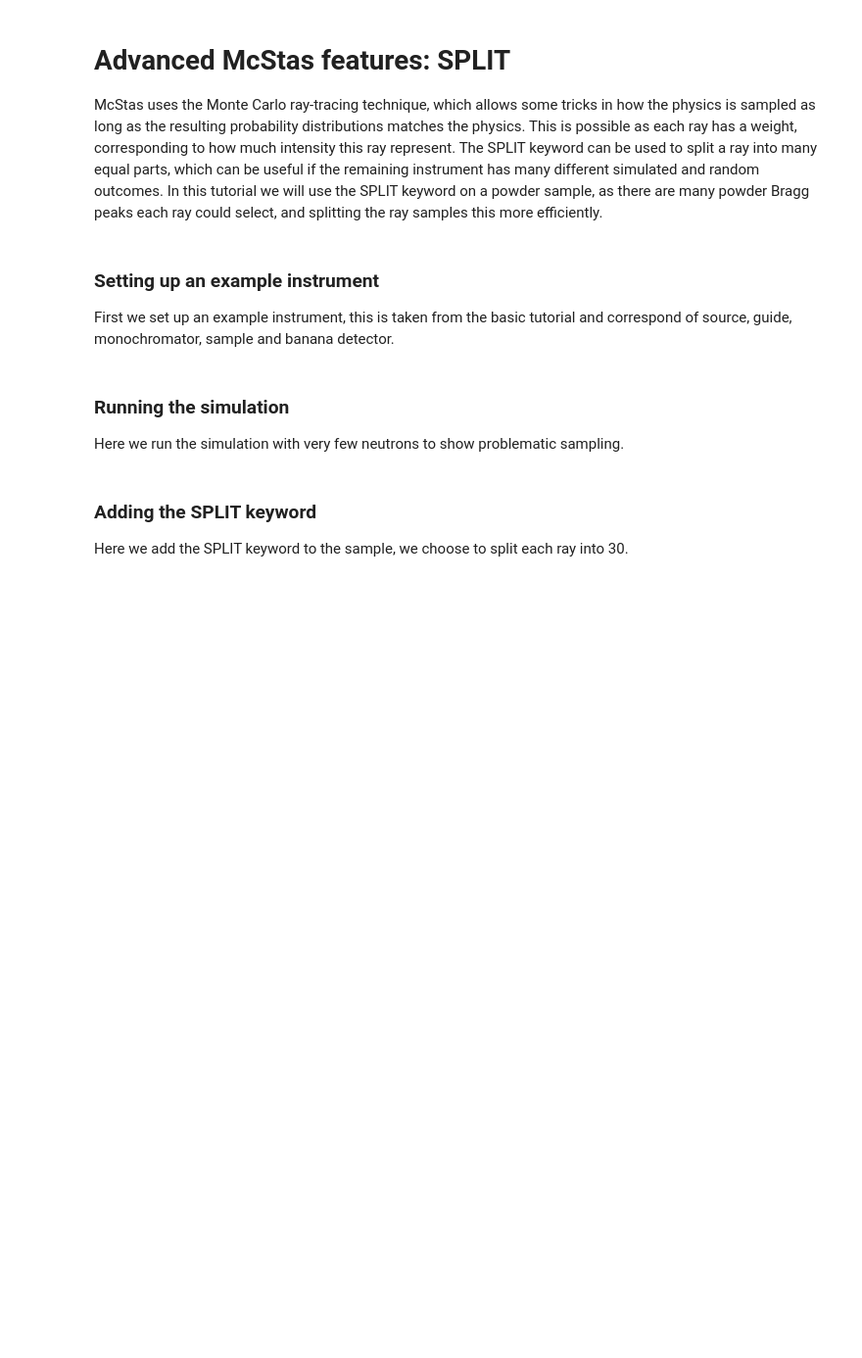
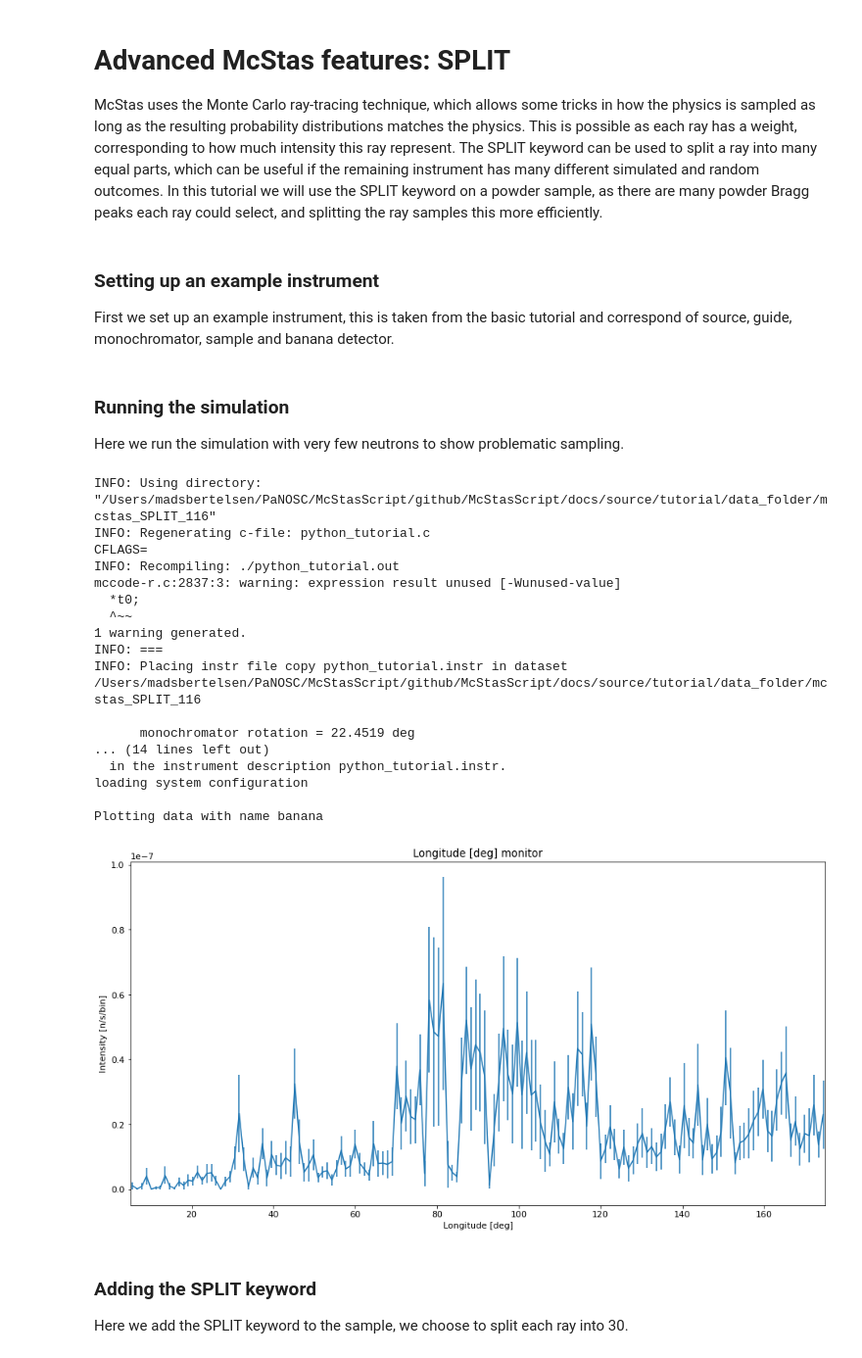
Before and after one commit to PaNOSC-ViNYL/McStasScript, a Jupyter notebook: docs/source/tutorial/McStasScript_tutorial_2_SPLIT.ipynb, the cells around one changed output. Shown: that part at 98% size. Drawn from its saved outputs; the diff is of its cells as text; code cells hidden in the pictures; blank space fills up the shorter version.

```diff
--- a/docs/source/tutorial/McStasScript_tutorial_2_SPLIT.ipynb
+++ b/docs/source/tutorial/McStasScript_tutorial_2_SPLIT.ipynb
@@ -7,7 +7,8 @@ First we set up an example instrument, this is taken from the basic tutorial and
 # %%
 from mcstasscript.interface import instr, functions, plotter
 # %%
-instrument = instr.McStas_instr("python_tutorial", input_path="run_folder", output_path="data_folder/mcstas_SPLIT")
+instrument = instr.McStas_instr("python_tutorial", input_path="run_folder",
+                                output_path="data_folder/mcstas_SPLIT")
 # %%
 instrument.add_component("Origin", "Progress_bar")
 
@@ -63,11 +64,28 @@ banana.options = '"theta limits=[5 175] bins=150, banana"'
 ### Running the simulation
 Here we run the simulation with very few neutrons to show problematic sampling.
 # %%
-instrument.settings(ncount=1E5)
+instrument.settings(ncount=1E6)
 
 instrument.set_parameters(wavelength=2.8)
 
 instrument.backengine()
 data_low = instrument.data
-
-plotter.make_sub_plot(data_low)
+# %% [output]
+INFO: Using directory: "/Users/madsbertelsen/PaNOSC/McStasScript/github/McStasScript/docs/source/tutorial/data_folder/mcstas_SPLIT_116"
+INFO: Regenerating c-file: python_tutorial.c
+CFLAGS=
+INFO: Recompiling: ./python_tutorial.out
+mccode-r.c:2837:3: warning: expression result unused [-Wunused-value]
+  *t0;
+  ^~~
+1 warning generated.
+INFO: ===
+INFO: Placing instr file copy python_tutorial.instr in dataset /Users/madsbertelsen/PaNOSC/McStasScript/github/McStasScript/docs/source/tutorial/data_folder/mcstas_SPLIT_116
+
+      monochromator rotation = 22.4519 deg
+... (14 lines left out)
+  in the instrument description python_tutorial.instr.
+loading system configuration
+
+Plotting data with name banana
+[figure, added]
```
Also changed, not shown: parts of 9 cells of this notebook, 30 other files.
